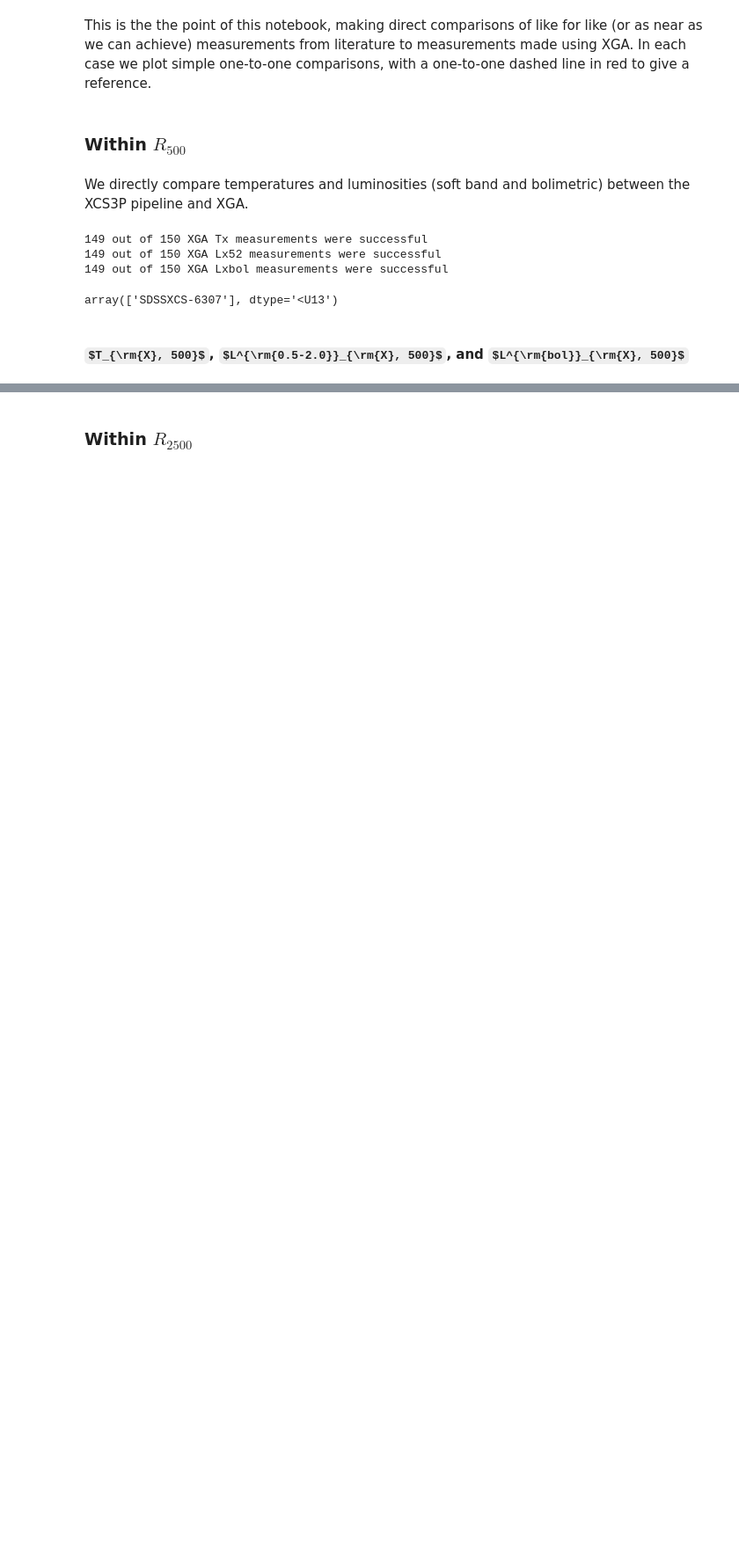
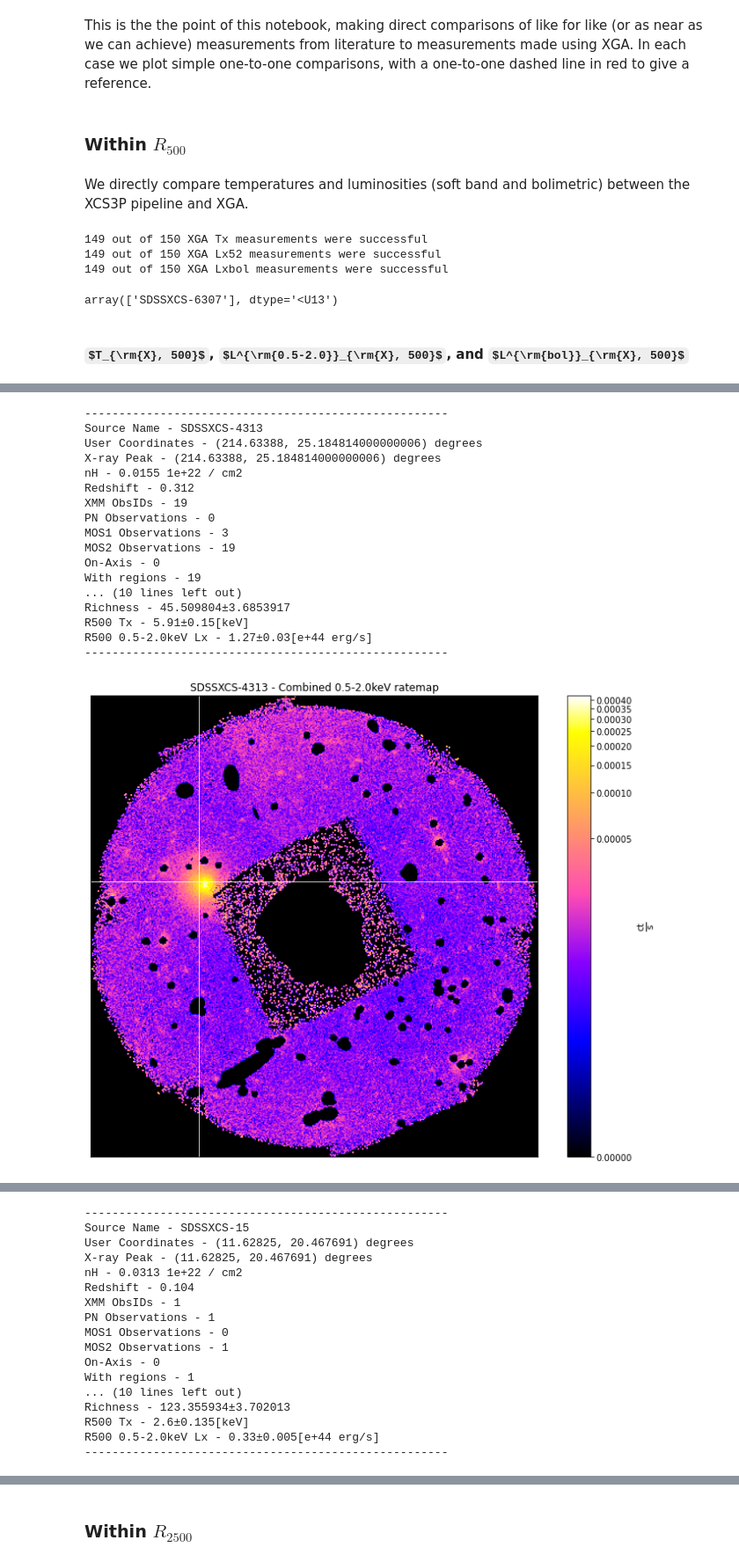
Before and after one commit to DavidT3/XCS-Mass-Paper-I-Analysis, a Jupyter notebook: notebooks/temp_lum_comparisons/sdss_comparisons.ipynb, the cells around one changed output, grey strips where cells are left out. Shown at 88% size. Drawn from its saved outputs; the diff is of its cells as text; code cells hidden in the pictures; some formulas as TeX source; blank space fills up the shorter version.

```diff
--- a/notebooks/temp_lum_comparisons/sdss_comparisons.ipynb
+++ b/notebooks/temp_lum_comparisons/sdss_comparisons.ipynb
@@ -228,0 +236,7 @@ array(['SDSSXCS-6307'], dtype='<U13')
+# %%
+print(np.sort(sdss_lx[:, 0] / xcs3p_lx52[:, 0]), '\n\n')
+lsort = np.argsort(sdss_lx[:, 0] / xcs3p_lx52[:, 0], )
+nsort = xcs_srcs.names.copy()[lsort]
+l = xcs3p_lx52[lsort, 0]
+print(l)
+nsort
@@ -228,0 +278,31 @@ array(['SDSSXCS-6307'], dtype='<U13')
+# %%
+chos_sort_inds = [148, 147, 145, 146]
+chos_og_inds = np.array([np.where(xcs_srcs.names == nsort[ci])[0][0] for ci in chos_sort_inds])
+# %%
+
+for chos_ind in chos_sort_inds:
+    cn = nsort[chos_ind]
+    xcs_srcs[cn].info()
+    xcs_srcs[cn].get_combined_ratemaps().view(xcs_srcs[cn].ra_dec, xcs_srcs[cn].get_interloper_mask(), zoom_in=True)
+    xcs_srcs[cn].get_combined_ratemaps().view(xcs_srcs[cn].ra_dec, xcs_srcs[cn].get_mask('r500')[0], zoom_in=True)
+    xcs3p[xcs3p['name'] == cn]
+    print('\n\n\n')
+# %% [output]
+-----------------------------------------------------
+Source Name - SDSSXCS-4313
+User Coordinates - (214.63388, 25.184814000000006) degrees
+X-ray Peak - (214.63388, 25.184814000000006) degrees
+nH - 0.0155 1e+22 / cm2
+Redshift - 0.312
+XMM ObsIDs - 19
+PN Observations - 0
+MOS1 Observations - 3
+MOS2 Observations - 19
+On-Axis - 0
+With regions - 19
+... (10 lines left out)
+Richness - 45.509804±3.6853917
+R500 Tx - 5.91±0.15[keV]
+R500 0.5-2.0keV Lx - 1.27±0.03[e+44 erg/s]
+-----------------------------------------------------
+[figure, added]
@@ -228,0 +310,17 @@ array(['SDSSXCS-6307'], dtype='<U13')
+-----------------------------------------------------
+Source Name - SDSSXCS-15
+User Coordinates - (11.62825, 20.467691) degrees
+X-ray Peak - (11.62825, 20.467691) degrees
+nH - 0.0313 1e+22 / cm2
+Redshift - 0.104
+XMM ObsIDs - 1
+PN Observations - 1
+MOS1 Observations - 0
+MOS2 Observations - 1
+On-Axis - 0
+With regions - 1
+... (10 lines left out)
+Richness - 123.355934±3.702013
+R500 Tx - 2.6±0.135[keV]
+R500 0.5-2.0keV Lx - 0.33±0.005[e+44 erg/s]
+-----------------------------------------------------
```
Also changed, not shown: parts of 12 cells of this notebook, 6 other files.
